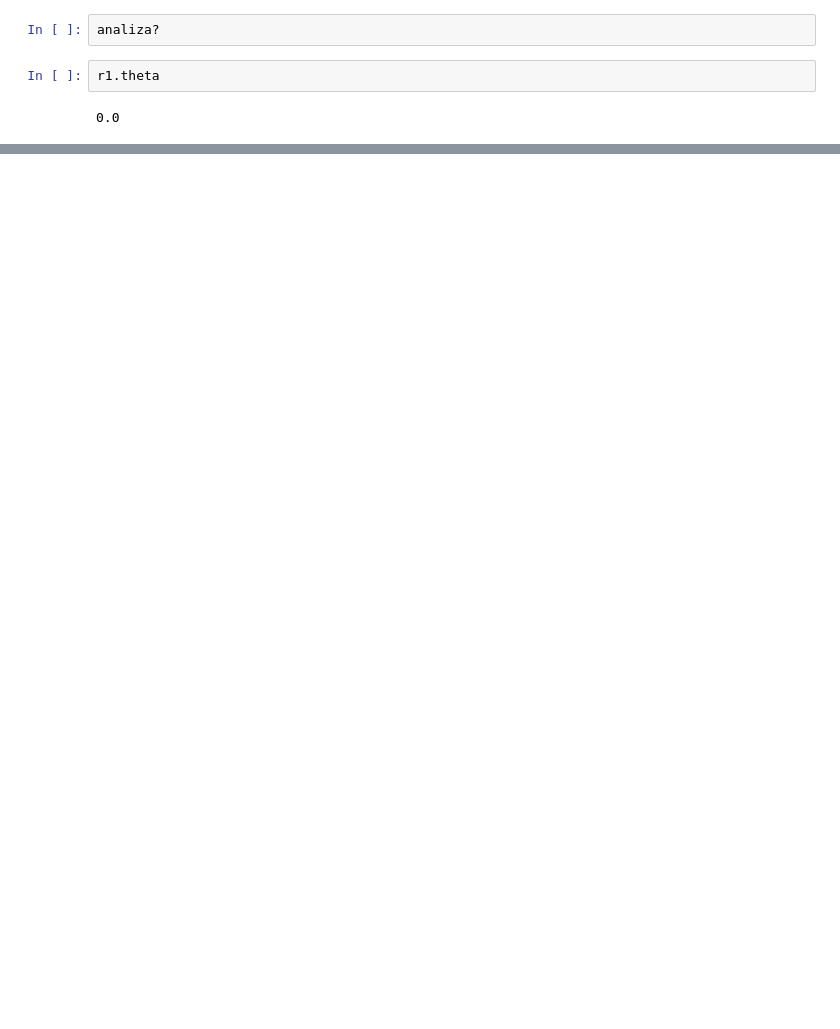
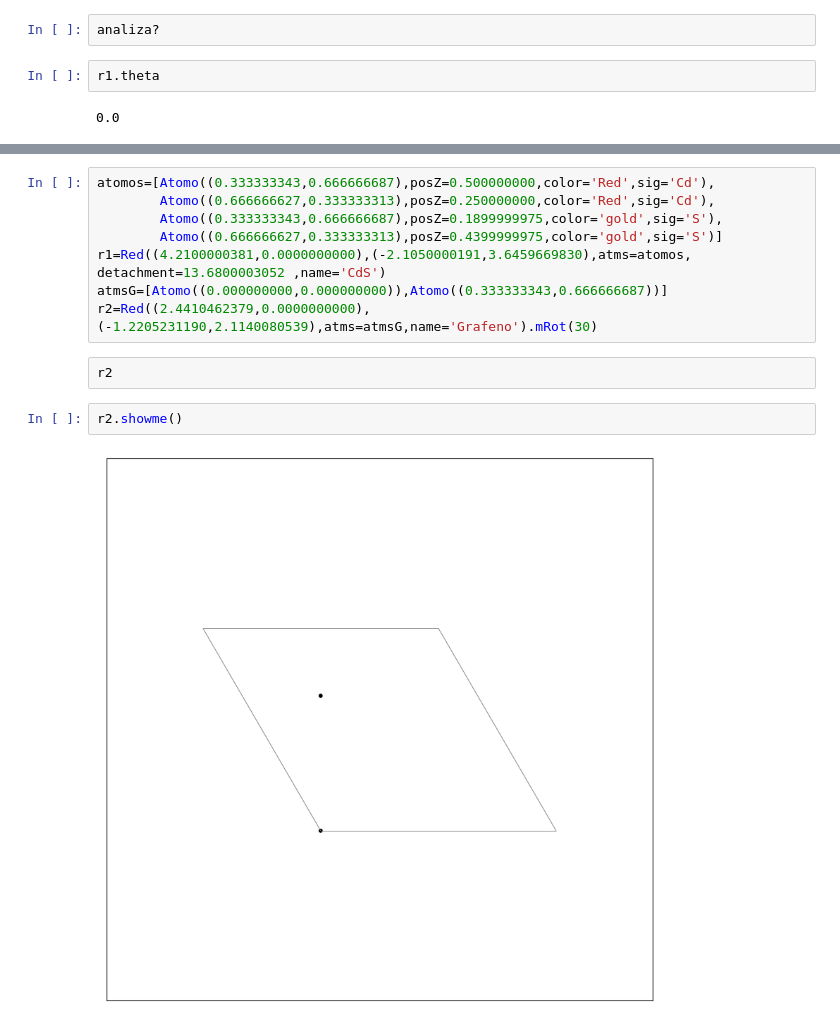
Before and after one commit to OssielAg/SS, a Jupyter notebook: SuperCell/resultados.ipynb, the cells around one changed output, grey strips where cells are left out. Cells and saved outputs as stored; diff of their text form; blank space fills up the shorter version.

```diff
--- a/SuperCell/resultados.ipynb
+++ b/SuperCell/resultados.ipynb
@@ -130,0 +332,14 @@ r1.theta
+# %%
+atomos=[Atomo((0.333333343,0.666666687),posZ=0.500000000,color='Red',sig='Cd'),
+        Atomo((0.666666627,0.333333313),posZ=0.250000000,color='Red',sig='Cd'),
+        Atomo((0.333333343,0.666666687),posZ=0.1899999975,color='gold',sig='S'),
+        Atomo((0.666666627,0.333333313),posZ=0.4399999975,color='gold',sig='S')]
+r1=Red((4.2100000381,0.0000000000),(-2.1050000191,3.6459669830),atms=atomos, detachment=13.6800003052 ,name='CdS')
+atmsG=[Atomo((0.000000000,0.000000000)),Atomo((0.333333343,0.666666687))]
+r2=Red((2.4410462379,0.0000000000),(-1.2205231190,2.1140080539),atms=atmsG,name='Grafeno').mRot(30)
+# %% [raw]
+r2
+# %%
+r2.showme()
+# %% [output]
+[figure, added]
```
Also changed, not shown: parts of 28 cells of this notebook, 5 other files.
